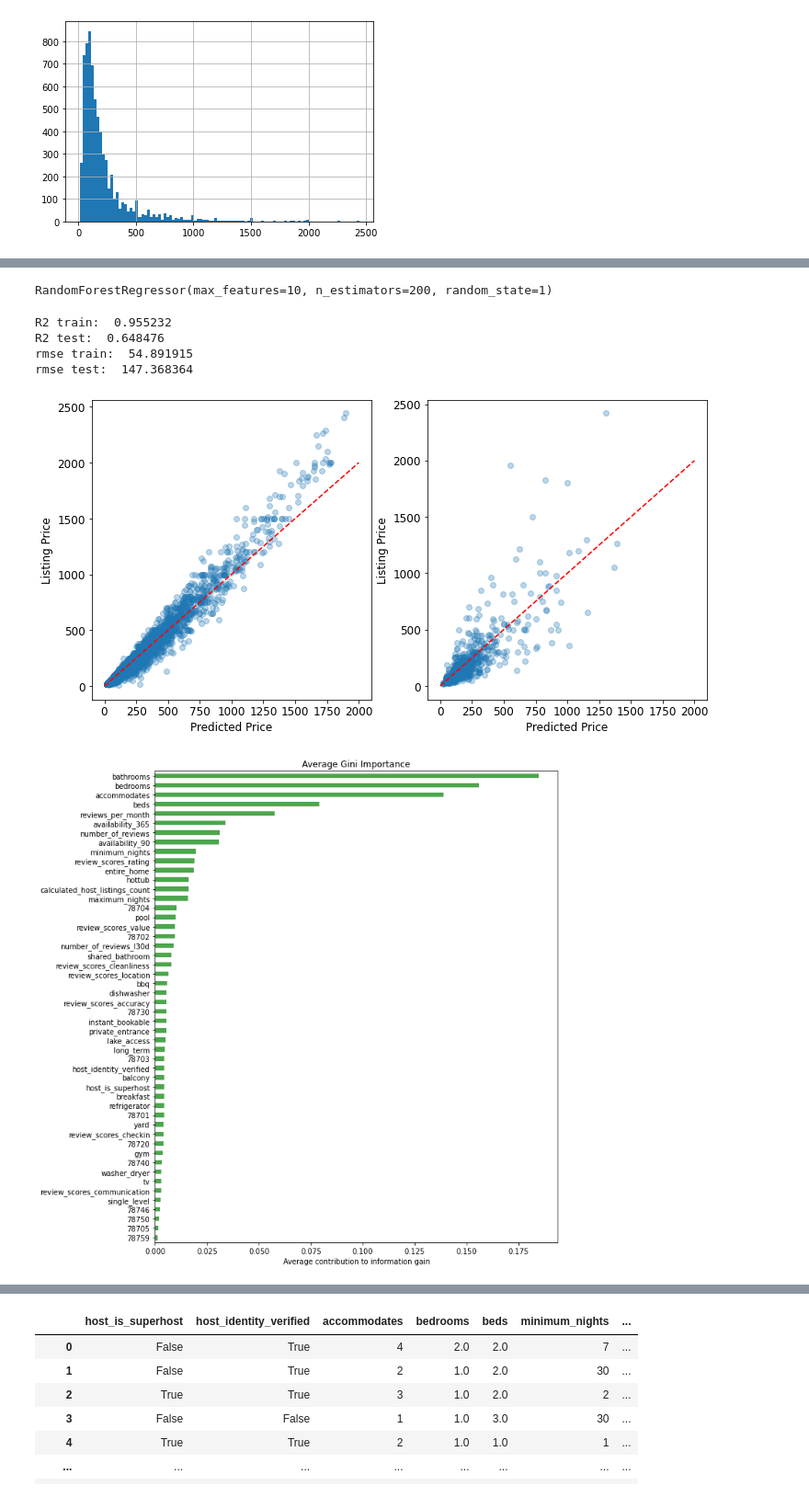
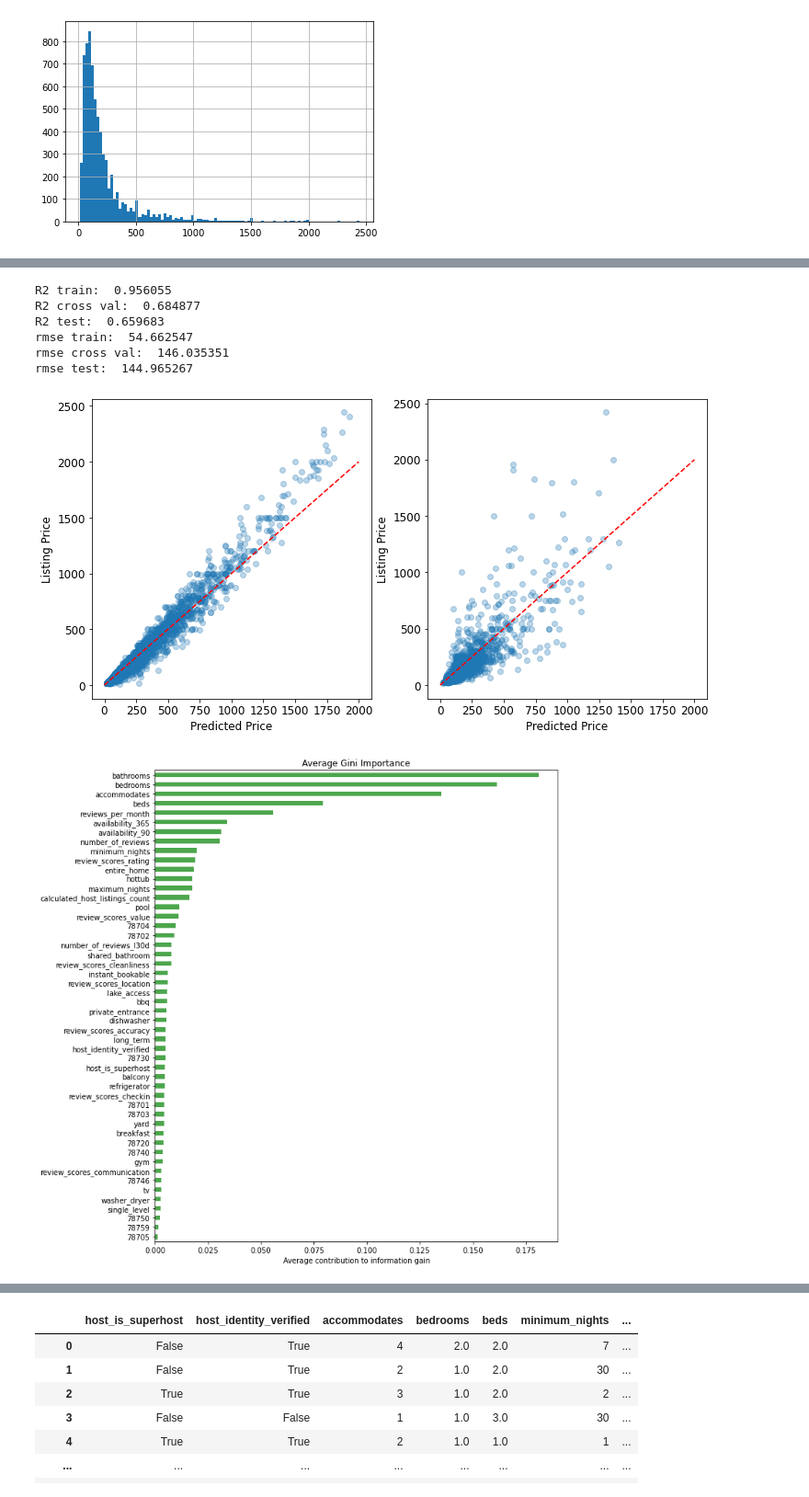
Before and after one commit to rezaganj/Capstone2-Airbnb-Price-Prediction, a Jupyter notebook: notebooks/airbnb_main.ipynb, the cells around one changed output, grey strips where cells are left out. Shown at 92% size. Cells and saved outputs as stored; diff of their text form; code cells hidden in the pictures.

```diff
--- a/notebooks/airbnb_main.ipynb
+++ b/notebooks/airbnb_main.ipynb
@@ -481,7 +506,7 @@ listings['price'].hist(bins=100)
 # %%
 X_train, X_test, y_train, y_test = train_test_split(listings.drop(columns='price'),
                                                     listings['price'],
-                                                    test_size=0.1,
+                                                    test_size=0.2,
                                                     random_state=1)
 # %%
 X_train
@@ -525,5 +562,3 @@ def plot_price_predict(model, X_train, X_test, y_train, y_test):
         item.set_fontsize(12)
 # %%
 lr = LinearRegression()
-lr.fit(X_train, y_train)
-cross_val_score(lr, X_train, y_train).mean()
@@ -560,3 +578,2 @@ plot_price_predict(lr, X_train, X_test, y_train, y_test)
 # %%
 dtr = DecisionTreeRegressor(random_state=1)
-dtr.fit(X_train, y_train)
@@ -576,30 +593,29 @@ plot_price_predict(dtr, X_train, X_test, y_train, y_test)
 # %%
 rfr = RandomForestRegressor(n_estimators=200, max_features=10, random_state=1)
-rfr.fit(X_train, y_train)
-# %% [output]
-RandomForestRegressor(max_features=10, n_estimators=200, random_state=1)
 # %%
-model_scores(rfr, X_train, X_test, y_train, y_test)
+model_metrics(rfr, X_train, X_test, y_train, y_test)
 # %% [output]
-R2 train:  0.955232
-R2 test:  0.648476
-rmse train:  54.891915
-rmse test:  147.368364
+R2 train:  0.956055
+R2 cross val:  0.684877
+R2 test:  0.659683
+rmse train:  54.662547
+rmse cross val:  146.035351
+rmse test:  144.965267
 # %%
 plot_price_predict(rfr, X_train, X_test, y_train, y_test)
 # %% [output]
-[figure, old version]
+[figure, new version]
 # %%
-feature_scores = pd.Series(rfr.feature_importances_,
-                           index=X_train.columns)
-feature_scores = feature_scores.sort_values()
-ax = feature_scores.plot(kind='barh',
-                         figsize=(10,12),
-                         color='g',alpha=0.7)
+feature_importance_rfr = pd.Series(rfr.feature_importances_,
+                                   index=X_train.columns)
+feature_importance_rfr = feature_importance_rfr.sort_values()
+ax = feature_importance_rfr.plot(kind='barh',
+                                 figsize=(10,12),
+                                 color='g',alpha=0.7)
 ax.set_title('Average Gini Importance')
 ax.set_xlabel('Average contribution to information gain');
 # %% [output]
-[figure, old version]
+[figure, new version]
 # %%
 rfr_gs_trial_best = RandomForestRegressor(bootstrap=False, max_depth=8,
                                           max_features='sqrt', n_estimators=200,
```
Also changed, not shown: parts of 70 cells of this notebook.
